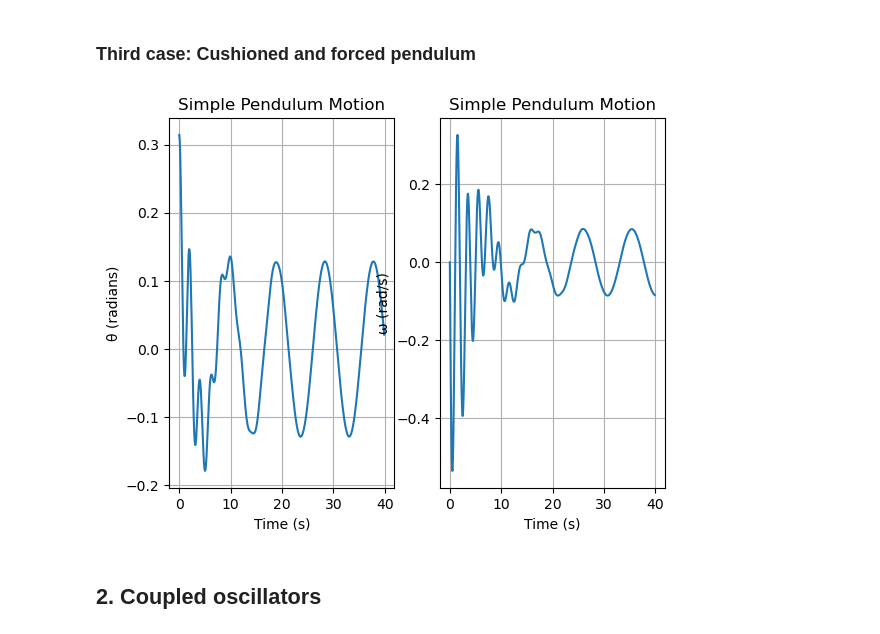
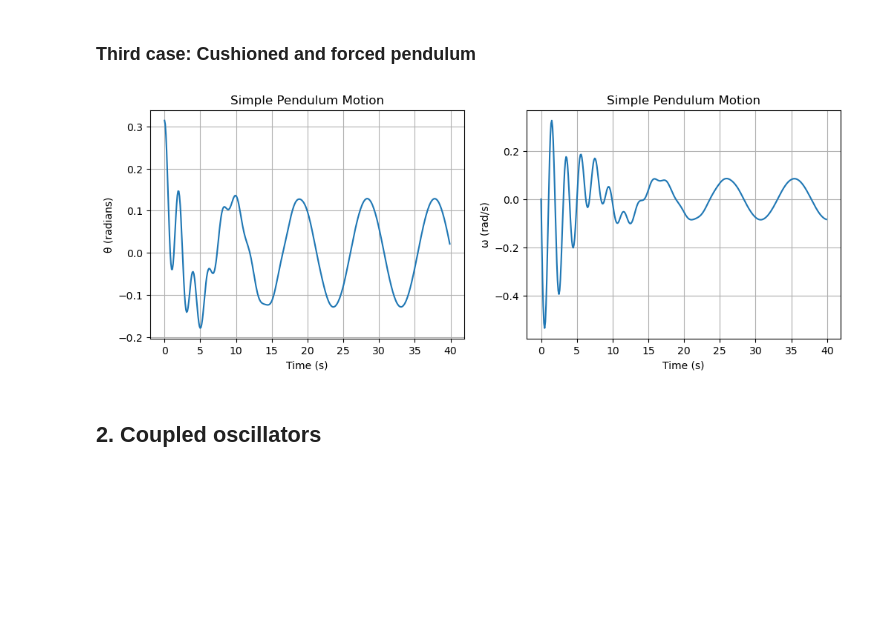
Before and after one commit to Alverd02/Simulations, a Jupyter notebook: Simulations.ipynb, the cells around one changed output. Drawn from its saved outputs; the diff is of its cells as text; code cells hidden in the pictures; blank space fills up the shorter version.

```diff
--- a/Simulations.ipynb
+++ b/Simulations.ipynb
@@ -423,28 +427,30 @@ plt.show()
 # %%
 t = np.arange(0,40,0.1)
 g = 9.81 #m/s^2
 L = 1 #m
 b = 0.5 #kgm^2/s
 A = 1.2 #1/s^2
 Omeg = 0.666
 m = 1 #kg
 y_0 = (np.pi/10,0.0)
 sol = sc.integrate.odeint(equdif,y_0,t,args=(g,L,b,A,Omeg,m))
+
+plt.figure(figsize=(12,4))
 plt.subplot(1,2,1)
 plt.plot(t, sol[:, 0])
 plt.xlabel('Time (s)')
 plt.ylabel('θ (radians)')
 plt.grid(True)
 plt.title('Simple Pendulum Motion')
 plt.subplot(1,2,2)
 plt.plot(t, sol[:, 1])
 plt.xlabel('Time (s)')
 plt.ylabel('ω (rad/s)')
 plt.title('Simple Pendulum Motion')
 plt.grid(True)
 plt.show()
 # %% [output]
-[figure, old version]
+[figure, new version]
 # %% [markdown]
 ## 2. Coupled oscillators
 # %% [markdown]
```
Also changed, not shown: parts of 5 cells of this notebook.
